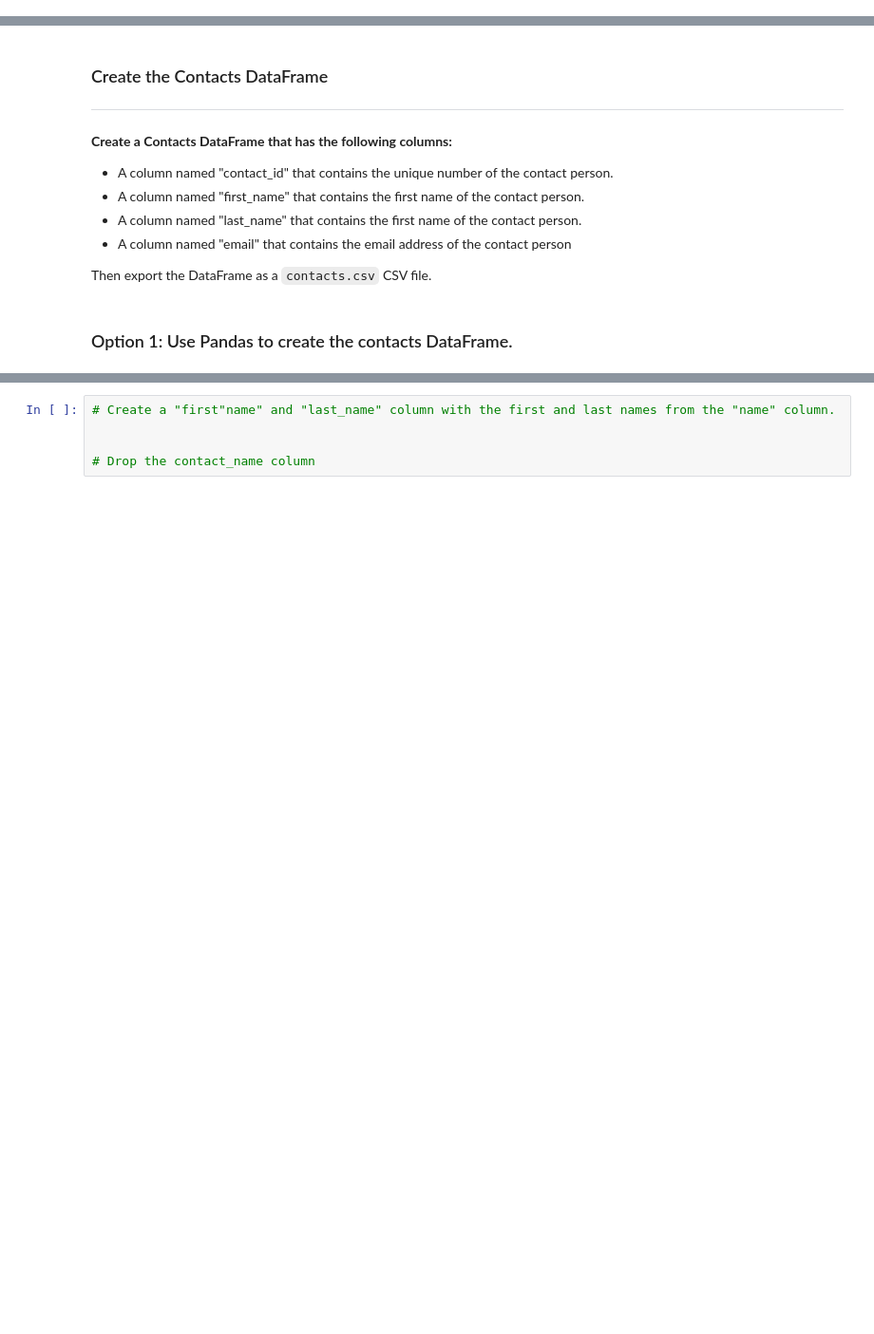
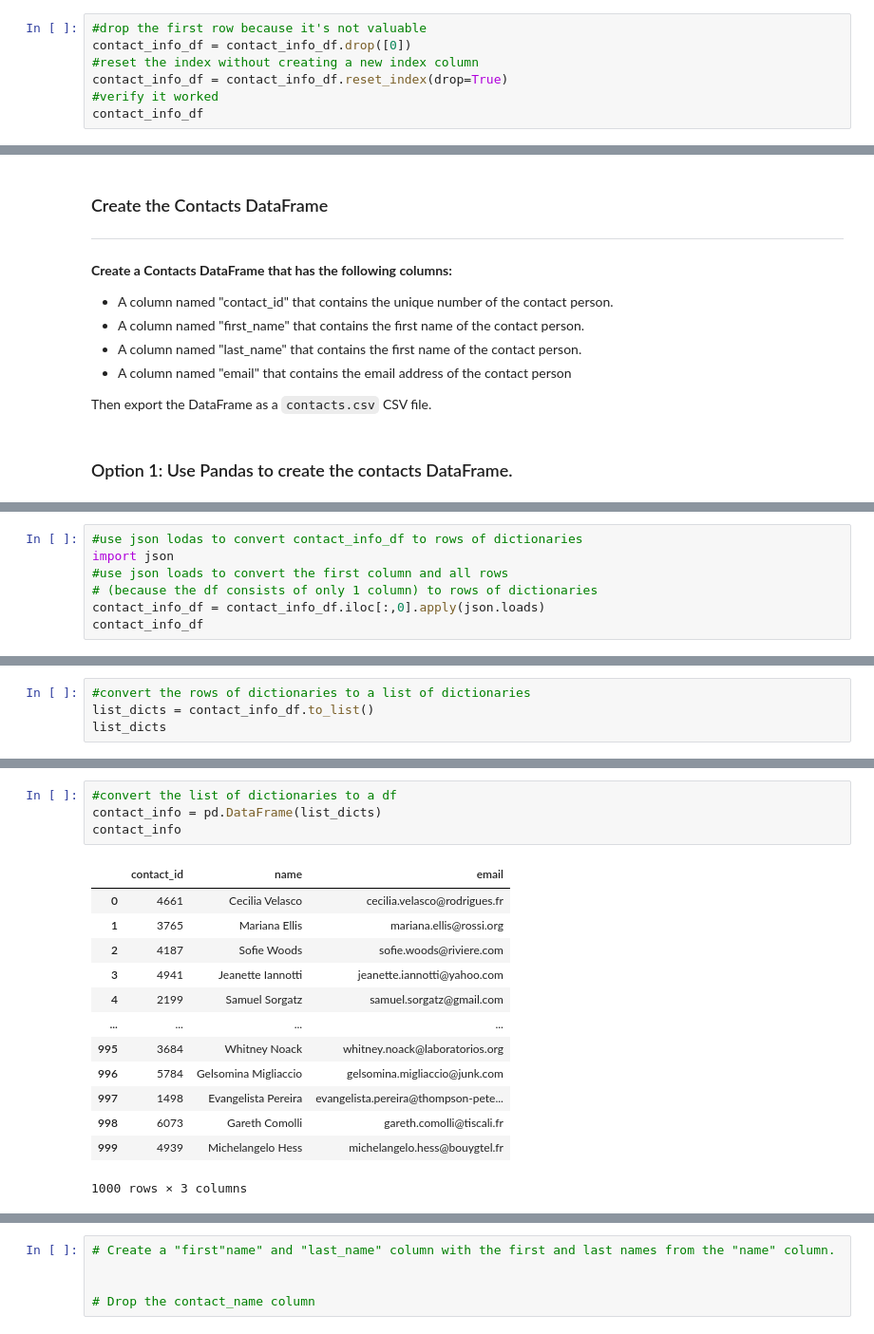
Before and after one commit to christinamberdavis/Crowdfunding_ETL, a Jupyter notebook: ETL_Mini_Project_Starter_Code_CDavis.ipynb, the cells around one changed output, grey strips where cells are left out. Shown at 95% size. Drawn from its saved outputs; the diff is of its cells as text; blank space fills up the shorter version.

```diff
--- a/ETL_Mini_Project_Starter_Code_CDavis.ipynb
+++ b/ETL_Mini_Project_Starter_Code_CDavis.ipynb
@@ -332,0 +342,7 @@ contact_info_df.head()
+# %%
+#drop the first row because it's not valuable
+contact_info_df = contact_info_df.drop([0])
+#reset the index without creating a new index column
+contact_info_df = contact_info_df.reset_index(drop=True)
+#verify it worked
+contact_info_df
@@ -364,0 +375,7 @@ print(dict_values)
+# %%
+#use json lodas to convert contact_info_df to rows of dictionaries
+import json
+#use json loads to convert the first column and all rows
+# (because the df consists of only 1 column) to rows of dictionaries
+contact_info_df = contact_info_df.iloc[:,0].apply(json.loads)
+contact_info_df
@@ -364,0 +395,4 @@ print(dict_values)
+# %%
+#convert the rows of dictionaries to a list of dictionaries
+list_dicts = contact_info_df.to_list()
+list_dicts
@@ -365,2 +417,20 @@ print(dict_values)
+# %%
+#convert the list of dictionaries to a df
+contact_info = pd.DataFrame(list_dicts)
+contact_info
+# %% [output]
+|  | contact_id | name | email |
+| 0 | 4661 | Cecilia Velasco | cecilia.velasco@rodrigues.fr |
+| 1 | 3765 | Mariana Ellis | mariana.ellis@rossi.org |
+| 2 | 4187 | Sofie Woods | sofie.woods@riviere.com |
+| 3 | 4941 | Jeanette Iannotti | jeanette.iannotti@yahoo.com |
+| 4 | 2199 | Samuel Sorgatz | samuel.sorgatz@gmail.com |
+| ... | ... | ... | ... |
+| 995 | 3684 | Whitney Noack | whitney.noack@laboratorios.org |
+| 996 | 5784 | Gelsomina Migliaccio | gelsomina.migliaccio@junk.com |
+| 997 | 1498 | Evangelista Pereira | evangelista.pereira@thompson-pete... |
+| 998 | 6073 | Gareth Comolli | gareth.comolli@tiscali.fr |
+| 999 | 4939 | Michelangelo Hess | michelangelo.hess@bouygtel.fr |
+1000 rows × 3 columns
 # %%
 # Check the datatypes.
```
Also changed, not shown: parts of 13 cells of this notebook, 1 other file.
